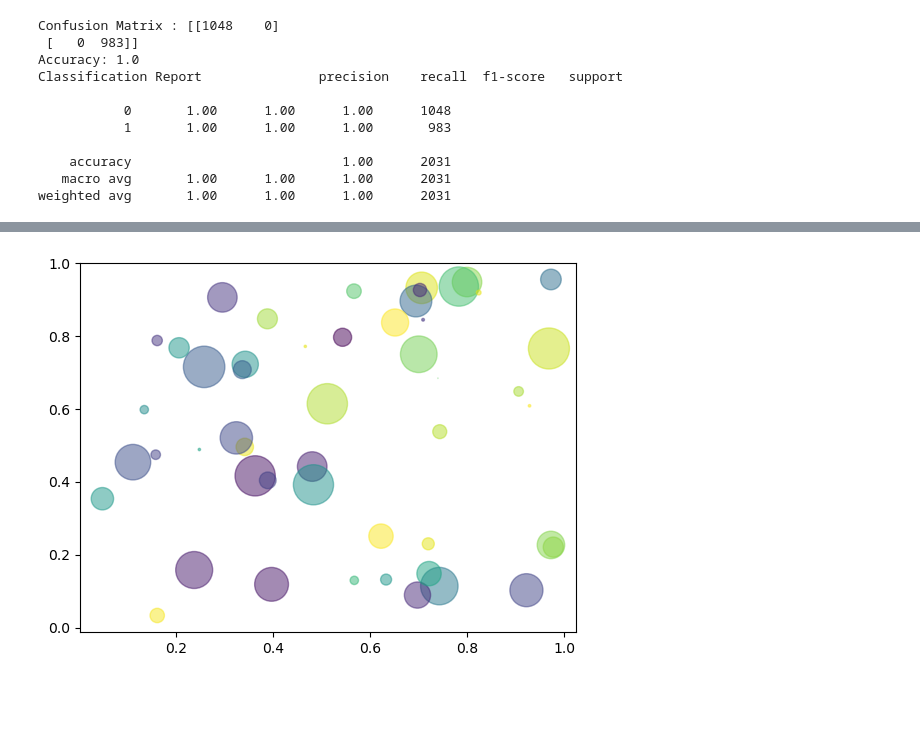
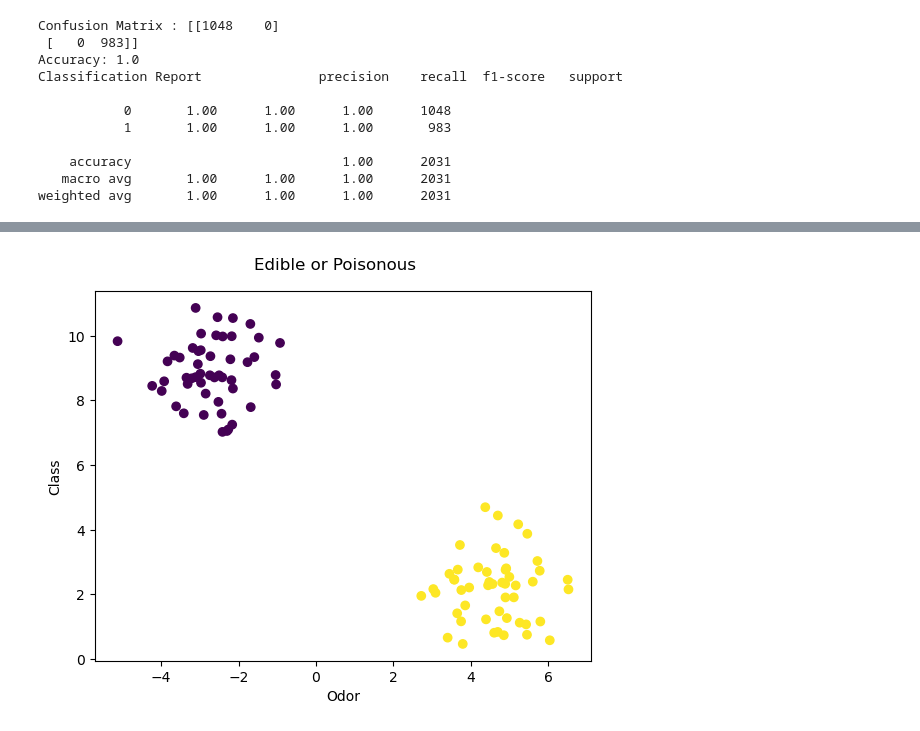
Before and after one commit to Nomadic-Shedevil/Project_4_Group_1, a Jupyter notebook: Logistic_Regression_Model.ipynb, the cells around one changed output, grey strips where cells are left out. Drawn from its saved outputs; the diff is of its cells as text; code cells hidden in the pictures; blank space fills up the shorter version.

```diff
--- a/Logistic_Regression_Model.ipynb
+++ b/Logistic_Regression_Model.ipynb
@@ -313,3 +327,7 @@ weighted avg       1.00      1.00      1.00      2031
 # %%
-import seaborn as sns
-import matplotlib.pyplot as plt
+from sklearn.datasets import make_blobs
+
+X, y = make_blobs(centers=2, random_state=42)
+
+print(f"Labels: {y[:10]}")
+print(f"Data: {X[:10]}")
@@ -316,18 +346,10 @@ import matplotlib.pyplot as plt
 # %%
-import matplotlib.pyplot as plt
-import numpy as np
+# Visualizing both classes
+plt.scatter(X[:, 0], X[:, 1], c=y)
 
-# Fixing random state for reproducibility
-np.random.seed(19680801)
+plt.xlabel("Odor")
+plt.ylabel("Class")
 
-
-N = 50
-x = np.random.rand(N)
-y = np.random.rand(N)
-colors = np.random.rand(N)
-area = (30 * np.random.rand(N))**2  # 0 to 15 point radii
-
-plt.scatter(x, y, s=area, c=colors, alpha=0.5)
-plt.show()
+plt.suptitle("Edible or Poisonous").set_y(0.95)
 # %% [output]
-[figure, old version]
+[figure, new version]
```
Also changed, not shown: parts of 33 cells of this notebook.
